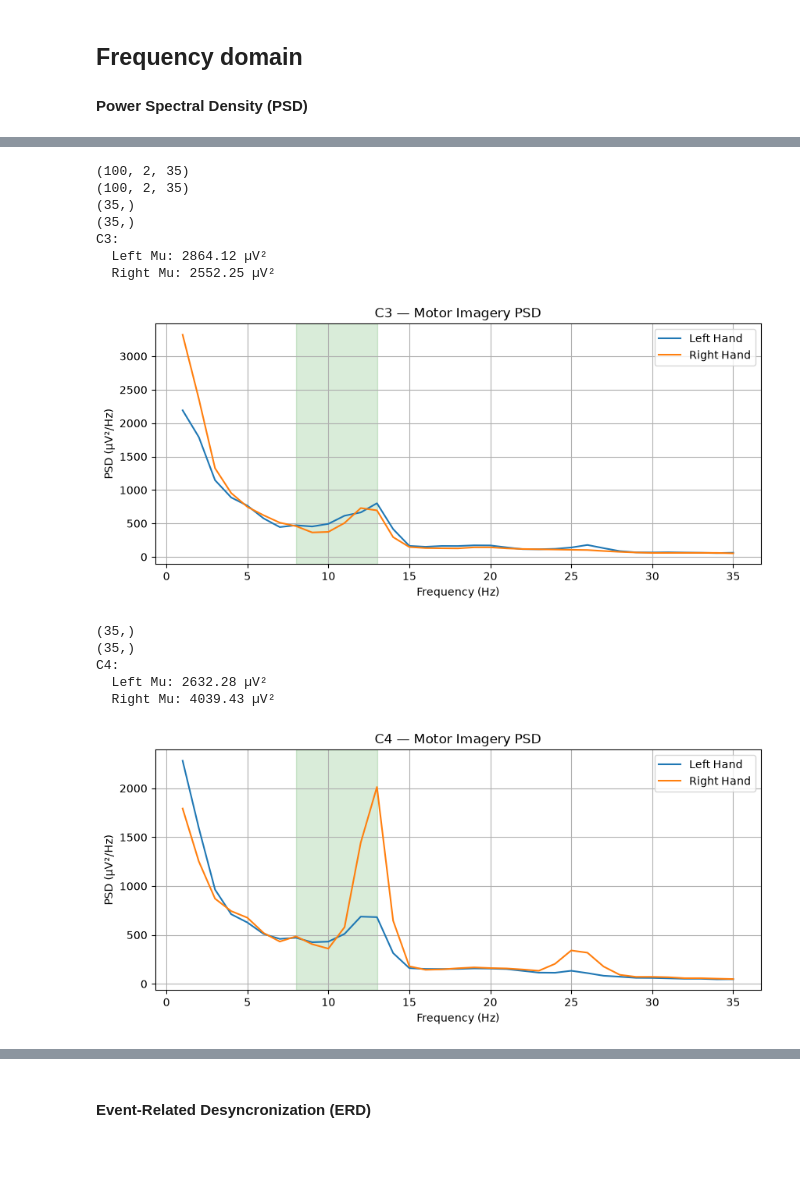
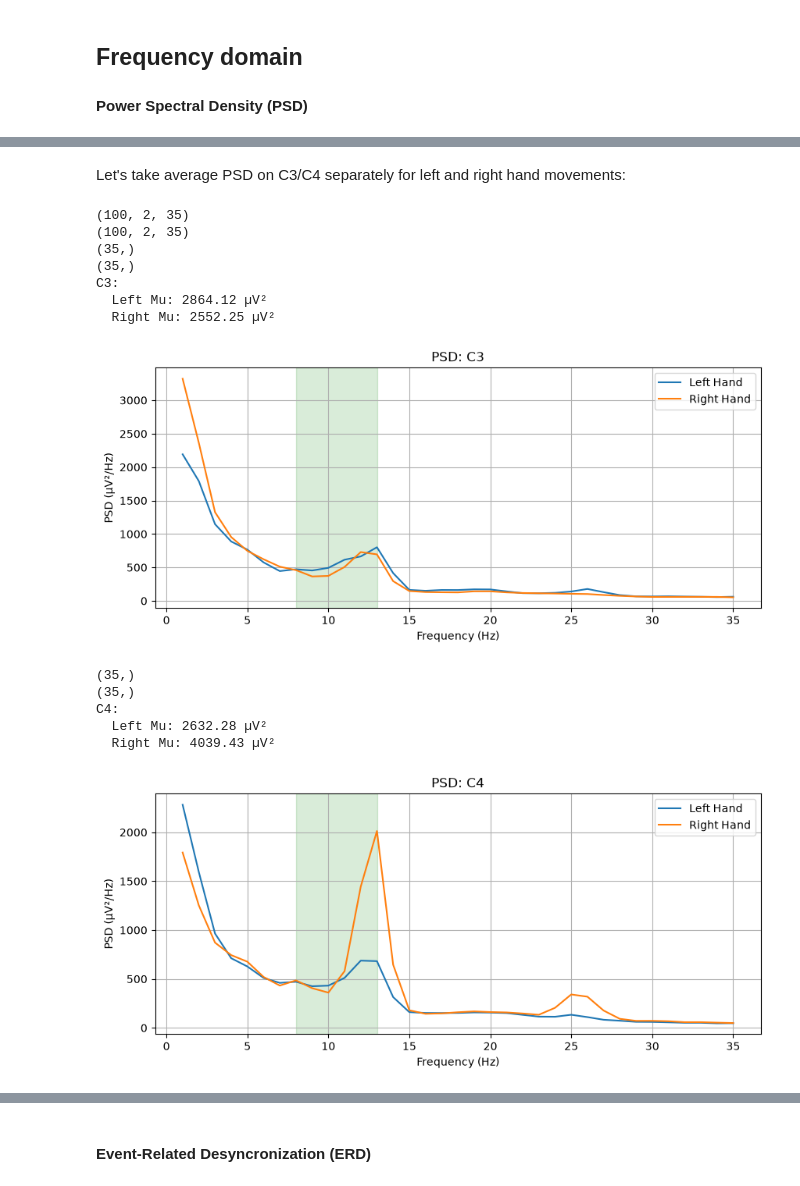
Before and after one commit to alarxx/BCI_Midterm_Project, a Jupyter notebook: project.ipynb, the cells around one changed output, grey strips where cells are left out. Saved outputs shown, nothing was run; the diff lists cells and outputs as text; code cells hidden in the pictures; blank space fills up the shorter version.

```diff
--- a/project.ipynb
+++ b/project.ipynb
@@ -560,5 +710,0 @@ display(Image(
-# %%
-original_epochs = epochs
-epochs = filtered_epochs
-psd = filtered_psd
-freqs = filtered_freqs
@@ -573,58 +717,64 @@ Let's take average PSD on C3/C4 separately for left and right hand movements:
+# %% [markdown]
+Let's take average PSD on C3/C4 separately for left and right hand movements:
 # %%
-labels = epochs.events[:, 2] # [[sample_index, previous_value, event_id]...]
+def compare_c3_c4_psd(epochs, psd, freqs):
+    labels = epochs.events[:, 2] # [[sample_index, previous_value, event_id]...]
 
-left_psd = psd[labels == 1] # all trials where label=1 (left)
-right_psd = psd[labels == 2]
+    left_psd = psd[labels == 1] # all trials where label=1 (left)
+    right_psd = psd[labels == 2]
 
-print(left_psd.shape) # (100, 2, 35)
-print(right_psd.shape) # (100, 2, 35)
+    print(left_psd.shape) # (100, 2, 35)
+    print(right_psd.shape) # (100, 2, 35)
 
-mu = (freqs >= 8) & (freqs <= 13)
+    mu = (freqs >= 8) & (freqs <= 13)
 
-for i, channel in enumerate(["C3", "C4"]):
-    # C3 - left, C4 - right
+    for i, channel in enumerate(["C3", "C4"]):
+        # C3 - left, C4 - right
 
-    # e.g. on C3 average amplitude of mu waves on right hand trials should be lower,
-    # and amplitude of mu on C4 on left hand trials should be lower
-    # but it is not guaranteed
-    left_mean = left_psd[:, i, :].mean(axis=0)
-    right_mean = right_psd[:, i, :].mean(axis=0)
-    print(left_mean.shape) # (35,) - average C3 frequencies over trials
-    print(right_mean.shape) # (35,)
+        # e.g. on C3 average amplitude of mu waves on right hand trials should be lower,
+        # and amplitude of mu on C4 on left hand trials should be lower
+        # but it is not guaranteed
+        left_mean = left_psd[:, i, :].mean(axis=0)
+        right_mean = right_psd[:, i, :].mean(axis=0)
+        print(left_mean.shape) # (35,) - average C3 frequencies over trials
+        print(right_mean.shape) # (35,)
 
-    # average of mu frequencies - scalar
-    left_mu = np.trapezoid(left_mean[mu], freqs[mu])
-    right_mu = np.trapezoid(right_mean[mu], freqs[mu])
+        # average of mu frequencies - scalar
+        left_mu = np.trapezoid(left_mean[mu], freqs[mu])
+        right_mu = np.trapezoid(right_mean[mu], freqs[mu])
 
-    print(f"{channel}:")
-    print(f"  Left Mu: {left_mu * 1e12:.2f} µV²")
-    print(f"  Right Mu: {right_mu * 1e12:.2f} µV²")
+        print(f"{channel}:")
+        print(f"  Left Mu: {left_mu * 1e12:.2f} µV²")
+        print(f"  Right Mu: {right_mu * 1e12:.2f} µV²")
 
-    # Visualize
-    plt.figure(figsize=(10, 4))
+        # Visualize
+        plt.figure(figsize=(10, 4))
 
-    plt.plot(freqs, left_mean * 1e12, label="Left Hand")
-    plt.plot(freqs, right_mean * 1e12, label="Right Hand")
+        plt.plot(freqs, left_mean * 1e12, label="Left Hand")
+        plt.plot(freqs, right_mean * 1e12, label="Right Hand")
 
-    plt.axvspan(8, 13, alpha=0.15, color="green")
-    plt.title(f"{channel} — Motor Imagery PSD")
-    plt.xlabel("Frequency (Hz)")
-    plt.ylabel("PSD (µV²/Hz)")
-    plt.legend()
-    plt.grid()
-    plt.show()
+        plt.axvspan(8, 13, alpha=0.15, color="green")
+        plt.title(f"PSD: {channel}")
+        plt.xlabel("Frequency (Hz)")
+        plt.ylabel("PSD (µV²/Hz)")
+        plt.legend()
+        plt.grid()
+        plt.show()
+
+# compare_c3_c4_psd(epochs, psd, freqs)
+compare_c3_c4_psd(filtered_epochs, filtered_psd, filtered_freqs)
 # %% [output]
 (100, 2, 35)
 (100, 2, 35)
 (35,)
 (35,)
 C3:
   Left Mu: 2864.12 µV²
   Right Mu: 2552.25 µV²
-[figure, old version]
+[figure, new version]
 (35,)
 (35,)
 C4:
   Left Mu: 2632.28 µV²
   Right Mu: 4039.43 µV²
-[figure, old version]
+[figure, new version]
```
Also changed, not shown: parts of 17 cells of this notebook.
